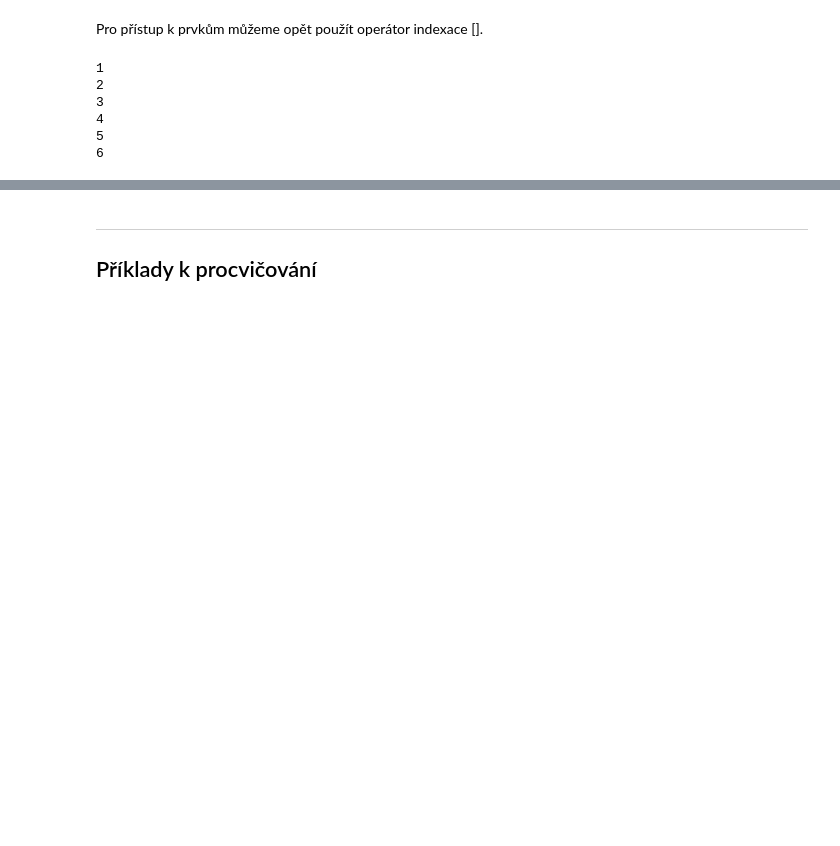
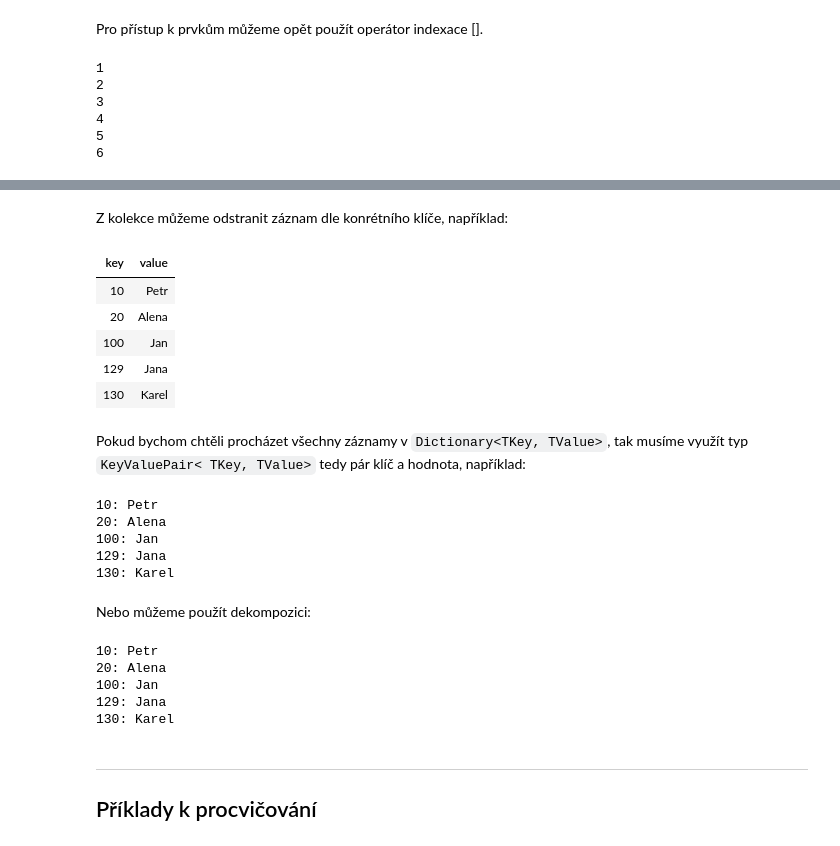
Before and after one commit to ekral/FAI, a Jupyter notebook: PA/05_pole_kolekce/05_notebook_pole.ipynb, the cells around one changed output, grey strips where cells are left out. Cells and saved outputs as stored; diff of their text form; code cells hidden in the pictures; blank space fills up the shorter version.

```diff
--- a/PA/05_pole_kolekce/05_notebook_pole.ipynb
+++ b/PA/05_pole_kolekce/05_notebook_pole.ipynb
@@ -200,3 +298,42 @@ for (int i = 0; i < pocetPrvku; i++)
+# %% [markdown]
+Z kolekce můžeme odstranit záznam dle konrétního klíče, například:
+# %%
+studenti.Remove(128);
+
+studenti
+# %% [output]
+| key | value |
+| 10 | Petr |
+| 20 | Alena |
+| 100 | Jan |
+| 129 | Jana |
+| 130 | Karel |
+# %% [markdown]
+Pokud bychom chtěli procházet všechny záznamy v `Dictionary<TKey, TValue>`, tak musíme využít typ `KeyValuePair< TKey, TValue>` tedy pár klíč a hodnota, například:
+# %%
+foreach (KeyValuePair<int, string> par in studenti)
+{
+    Console.WriteLine($"{par.Key}: {par.Value}");
+}
+# %% [output]
+10: Petr
+20: Alena
+100: Jan
+129: Jana
+130: Karel
+# %% [markdown]
+Nebo můžeme použít dekompozici:
+# %%
+foreach ((int id, string jmeno) in studenti)
+{
+    Console.WriteLine($"{id}: {jmeno}");
+}
+# %% [output]
+10: Petr
+20: Alena
+100: Jan
+129: Jana
+130: Karel
 # %% [markdown]
 ---
 ## Příklady k procvičování
```
Also changed, not shown: parts of 16 cells of this notebook.
